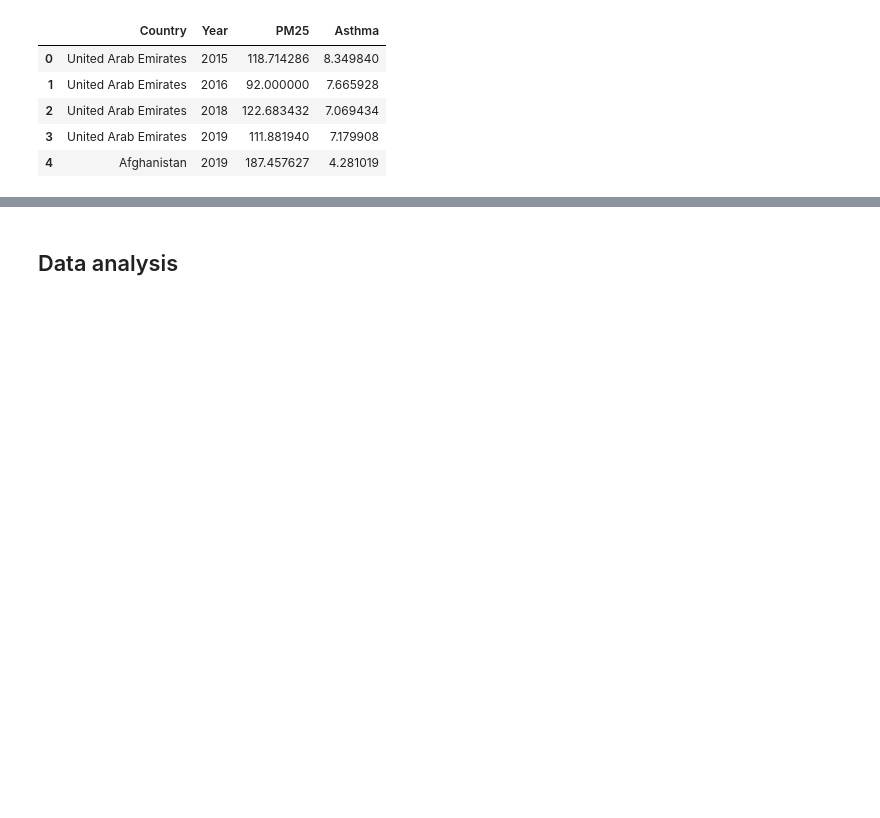
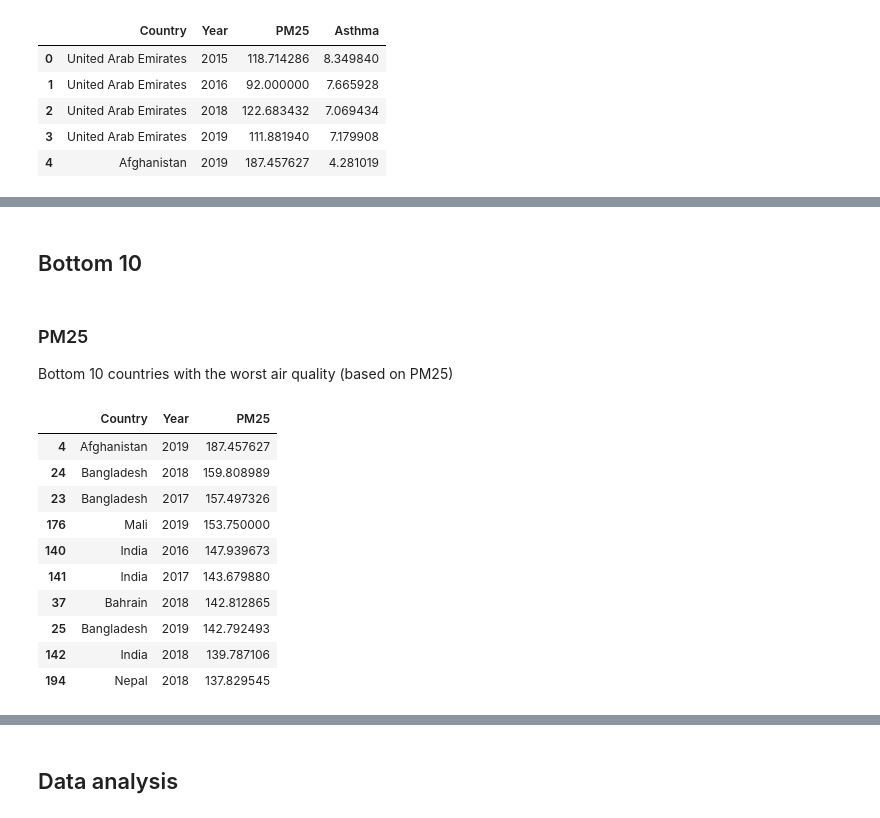
Before and after one commit to benoitchamot/AirQuality_and_Happiness, a Jupyter notebook: Analysis_AirQuality_and_Asthma.ipynb, the cells around one changed output, grey strips where cells are left out. Drawn from its saved outputs; the diff is of its cells as text; code cells hidden in the pictures; blank space fills up the shorter version.

```diff
--- a/Analysis_AirQuality_and_Asthma.ipynb
+++ b/Analysis_AirQuality_and_Asthma.ipynb
@@ -95,0 +134,20 @@ analysis_df.head()
+# %% [markdown]
+## Bottom 10
+# %% [markdown]
+### PM25
+Bottom 10 countries with the worst air quality (based on PM25)
+# %%
+analysis_sorted_by_PM25 = analysis_df.sort_values('PM25', ascending=False)
+analysis_sorted_by_PM25[['Country','Year','PM25']].head(10)
+# %% [output]
+|  | Country | Year | PM25 |
+| 4 | Afghanistan | 2019 | 187.457627 |
+| 24 | Bangladesh | 2018 | 159.808989 |
+| 23 | Bangladesh | 2017 | 157.497326 |
+| 176 | Mali | 2019 | 153.750000 |
+| 140 | India | 2016 | 147.939673 |
+| 141 | India | 2017 | 143.679880 |
+| 37 | Bahrain | 2018 | 142.812865 |
+| 25 | Bangladesh | 2019 | 142.792493 |
+| 142 | India | 2018 | 139.787106 |
+| 194 | Nepal | 2018 | 137.829545 |
```
Also changed, not shown: parts of 8 cells of this notebook.
